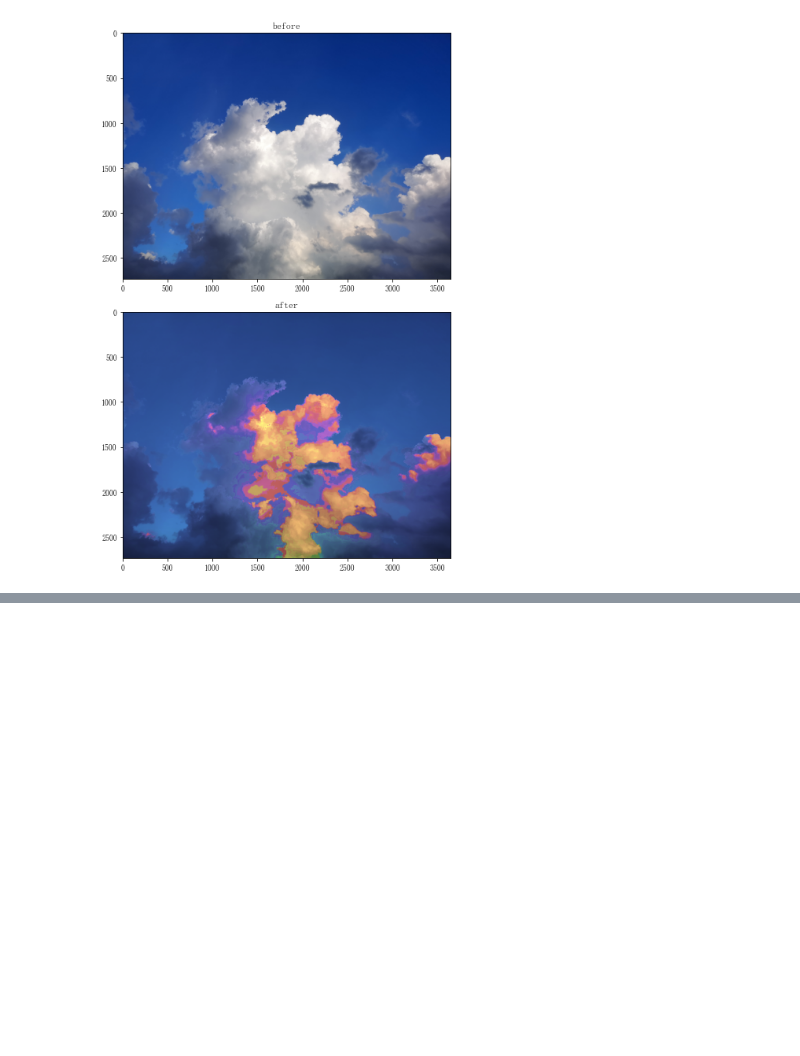
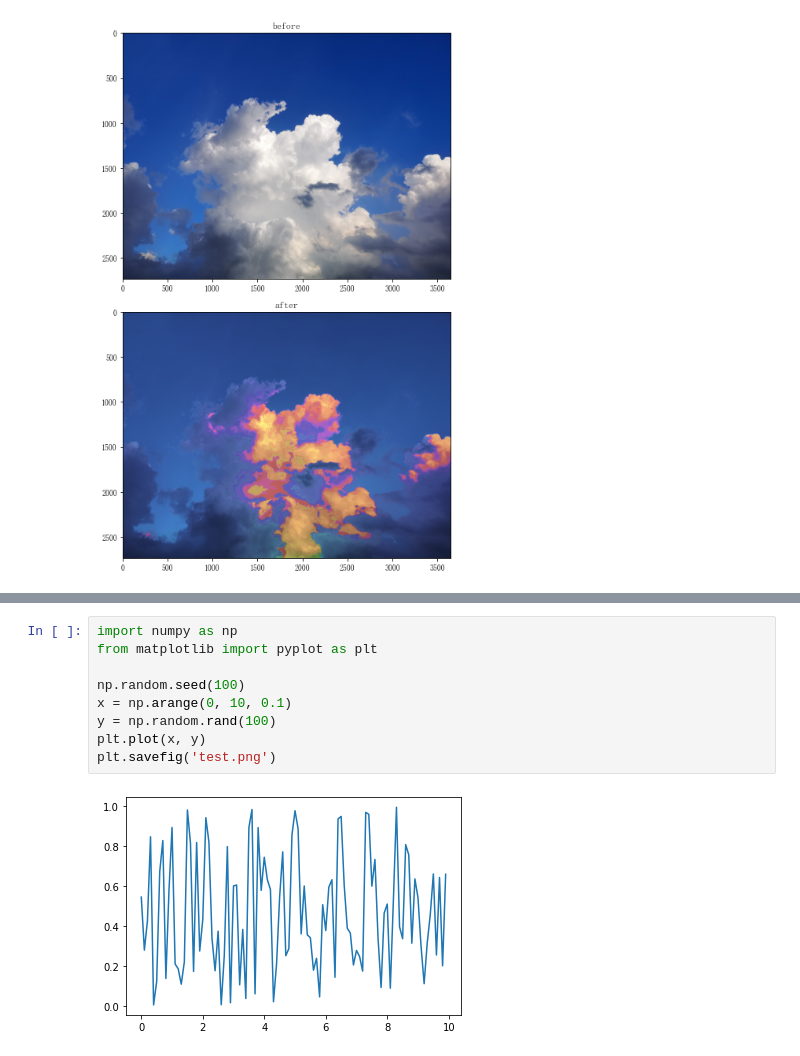
Before and after one commit to HOKOTATE-pzw/maysics, a Jupyter notebook: maysics教程/digital.ipynb, the cells around one changed output, grey strips where cells are left out. Saved outputs shown, nothing was run; the diff lists cells and outputs as text; blank space fills up the shorter version.

```diff
--- a/maysics教程/digital.ipynb
+++ b/maysics教程/digital.ipynb
@@ -553,0 +569,11 @@ plt.tight_layout()
+# %%
+import numpy as np
+from matplotlib import pyplot as plt
+
+np.random.seed(100)
+x = np.arange(0, 10, 0.1)
+y = np.random.rand(100)
+plt.plot(x, y)
+plt.savefig('test.png')
+# %% [output]
+[figure, added]
```
Also changed, not shown: parts of 7 cells of this notebook, 4 other files.
